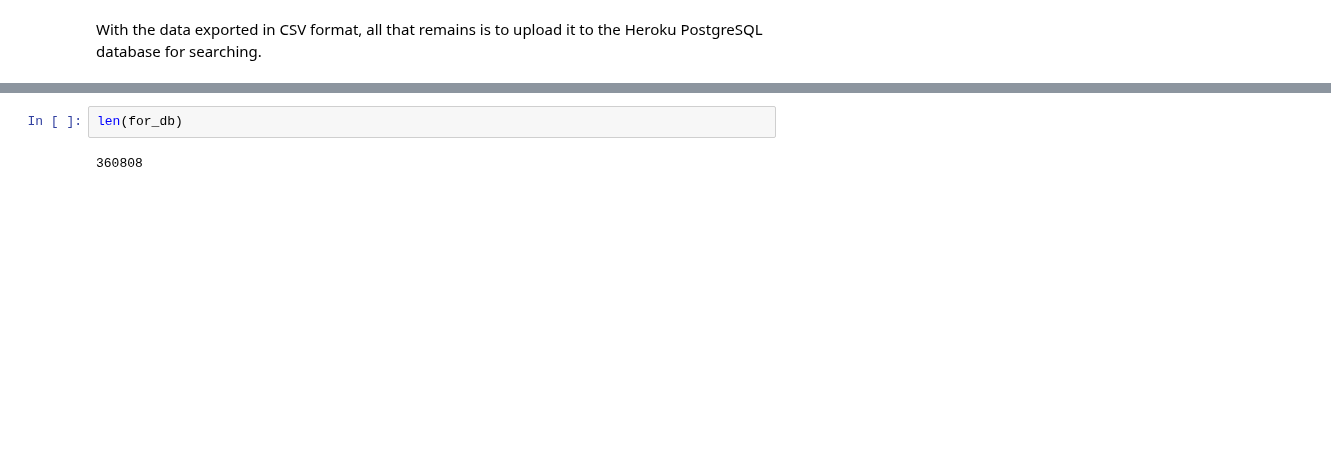
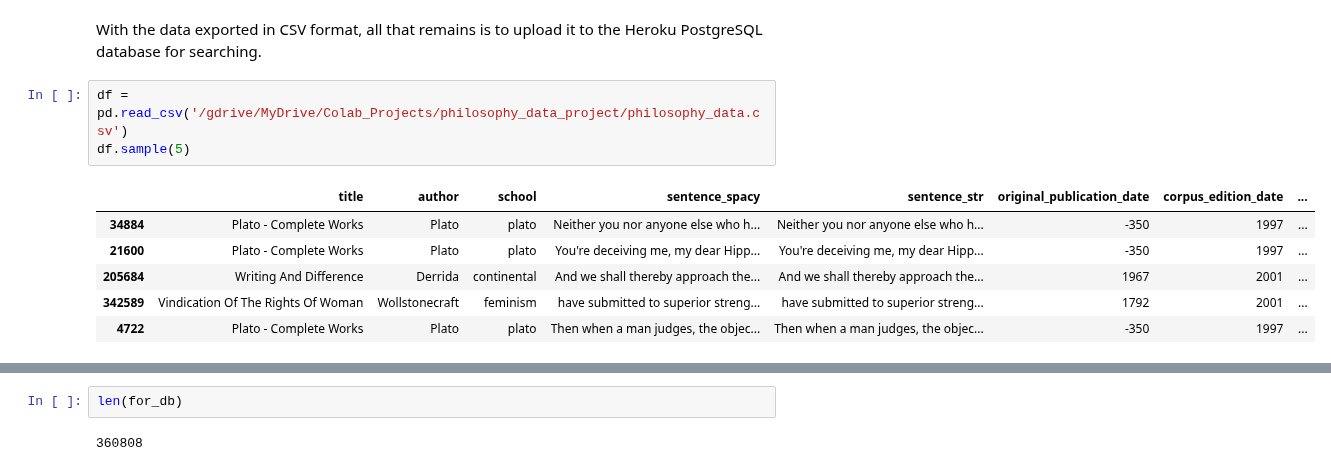
Before and after one commit to kcalizadeh/PDP_data_processing, a Jupyter notebook: data_load_clean_and_export.ipynb, the cells around one changed output, grey strips where cells are left out. Drawn from its saved outputs; the diff is of its cells as text; blank space fills up the shorter version.

```diff
--- a/data_load_clean_and_export.ipynb
+++ b/data_load_clean_and_export.ipynb
@@ -1205,6 +1210,16 @@ files.download('philosophy_data.csv')
 [interactive output not drawn]
 # %% [markdown]
 With the data exported in CSV format, all that remains is to upload it to the Heroku PostgreSQL database for searching.
+# %%
+df = pd.read_csv('/gdrive/MyDrive/Colab_Projects/philosophy_data_project/philosophy_data.csv')
+df.sample(5)
+# %% [output]
+|  | title | author | school | sentence_spacy | sentence_str | original_publication_date | corpus_edition_date | ... |
+| 34884 | Plato - Complete Works | Plato | plato | Neither you nor anyone else who h... | Neither you nor anyone else who h... | -350 | 1997 | ... |
+| 21600 | Plato - Complete Works | Plato | plato | You're deceiving me, my dear Hipp... | You're deceiving me, my dear Hipp... | -350 | 1997 | ... |
+| 205684 | Writing And Difference | Derrida | continental | And we shall thereby approach the... | And we shall thereby approach the... | 1967 | 2001 | ... |
+| 342589 | Vindication Of The Rights Of Woman | Wollstonecraft | feminism | have submitted to superior streng... | have submitted to superior streng... | 1792 | 2001 | ... |
+| 4722 | Plato - Complete Works | Plato | plato | Then when a man judges, the objec... | Then when a man judges, the objec... | -350 | 1997 | ... |
 # %%
 # prepare to upload to the PostgreSQL database
 for_db = df
```
Also changed, not shown: parts of 10 cells of this notebook.
